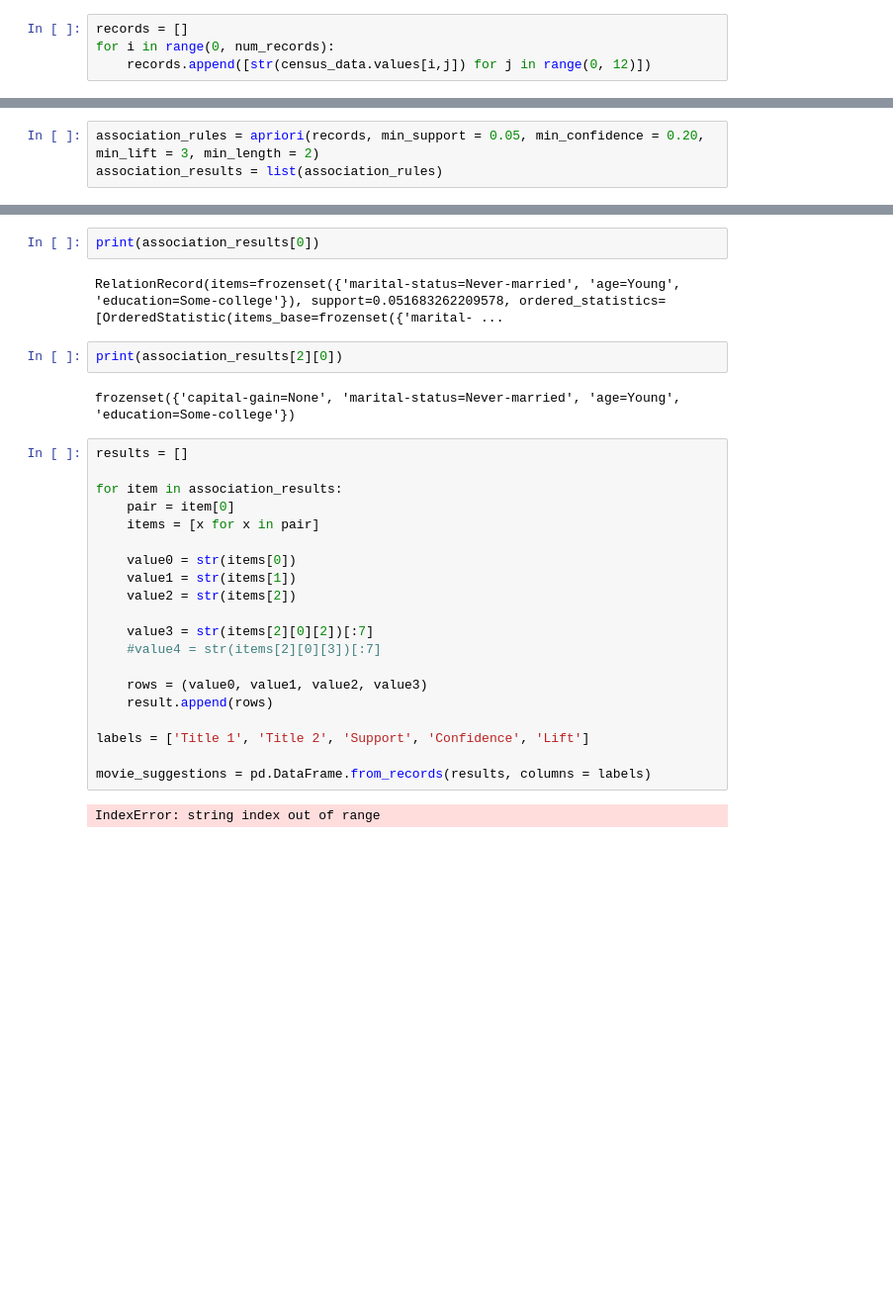
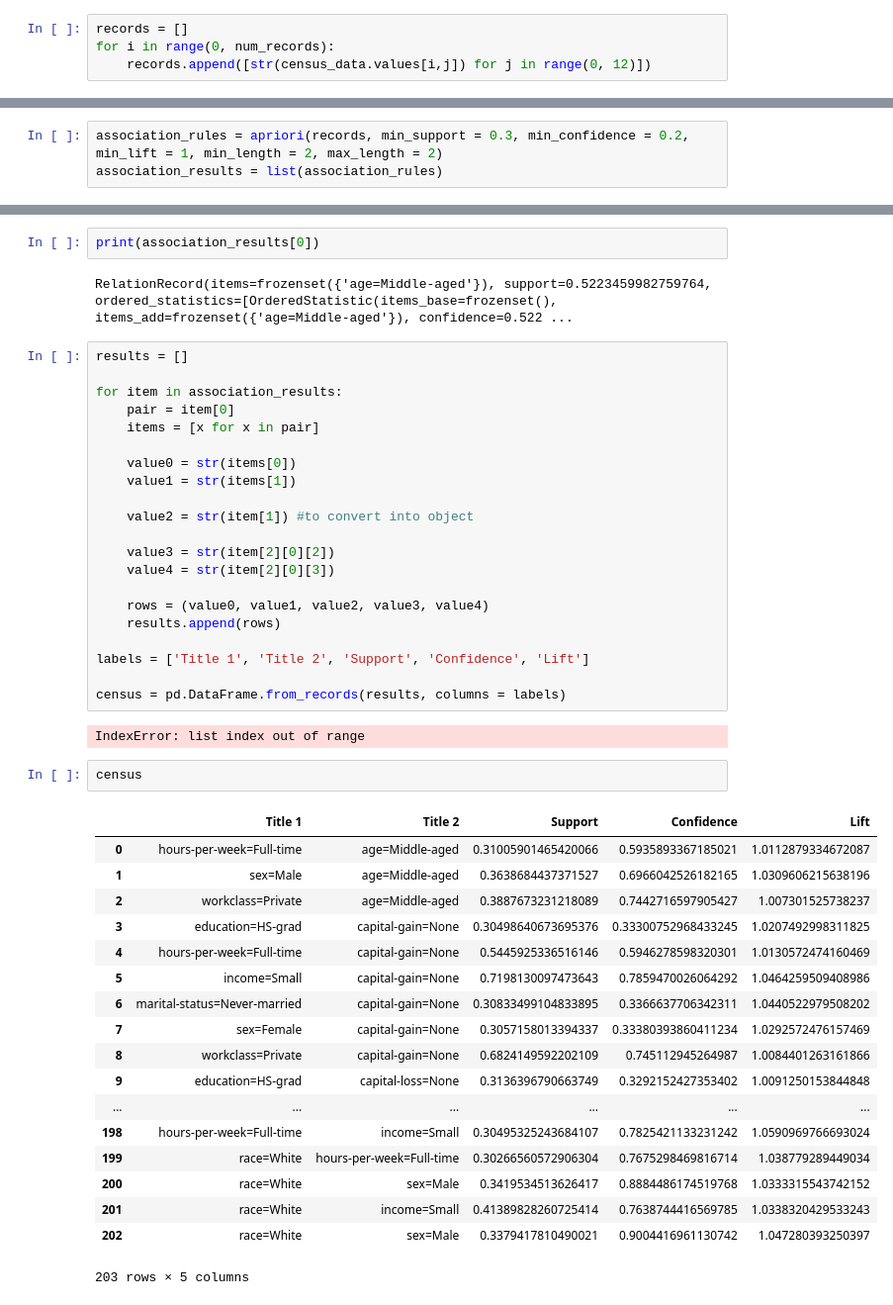
Before and after one commit to shremuk/My-Work, a Jupyter notebook: Creating rules for Census Data.ipynb, the cells around one changed output, grey strips where cells are left out. Shown at 99% size. Cells and saved outputs as stored; diff of their text form; blank space fills up the shorter version.

```diff
--- a/Creating rules for Census Data.ipynb
+++ b/Creating rules for Census Data.ipynb
@@ -36,5 +41,5 @@ records[0:3]
 # %%
-association_rules = apriori(records, min_support = 0.05, min_confidence = 0.20, min_lift = 3, min_length = 2)
+association_rules = apriori(records, min_support = 0.3, min_confidence = 0.2, min_lift = 1, min_length = 2, max_length = 2)
 association_results = list(association_rules)
 # %%
 print(len(association_results))
@@ -43,11 +48,7 @@ print(len(association_results))
 # %%
 print(association_results[0])
 # %% [output]
-RelationRecord(items=frozenset({'marital-status=Never-married', 'age=Young', 'education=Some-college'}), support=0.051683262209578, ordered_statistics=[OrderedStatistic(items_base=frozenset({'marital- ...
+RelationRecord(items=frozenset({'age=Middle-aged'}), support=0.5223459982759764, ordered_statistics=[OrderedStatistic(items_base=frozenset(), items_add=frozenset({'age=Middle-aged'}), confidence=0.522 ...
-# %%
-print(association_results[2][0])
-# %% [output]
-frozenset({'capital-gain=None', 'marital-status=Never-married', 'age=Young', 'education=Some-college'})
 # %%
 results = []
 
@@ -57,16 +58,38 @@ for item in association_results:
 
     value0 = str(items[0])
     value1 = str(items[1])
-    value2 = str(items[2])
 
-    value3 = str(items[2][0][2])[:7]
-    #value4 = str(items[2][0][3])[:7]
+    value2 = str(item[1]) #to convert into object
 
-    rows = (value0, value1, value2, value3)
-    result.append(rows)
+    value3 = str(item[2][0][2])
+    value4 = str(item[2][0][3])
+
+    rows = (value0, value1, value2, value3, value4)
+    results.append(rows)
 
 labels = ['Title 1', 'Title 2', 'Support', 'Confidence', 'Lift']
 
-movie_suggestions = pd.DataFrame.from_records(results, columns = labels)
+census = pd.DataFrame.from_records(results, columns = labels)
 # %% [output]
-IndexError: string index out of range
+IndexError: list index out of range
+# %%
+census
+# %% [output]
+|  | Title 1 | Title 2 | Support | Confidence | Lift |
+| 0 | hours-per-week=Full-time | age=Middle-aged | 0.31005901465420066 | 0.5935893367185021 | 1.0112879334672087 |
+| 1 | sex=Male | age=Middle-aged | 0.3638684437371527 | 0.6966042526182165 | 1.0309606215638196 |
+| 2 | workclass=Private | age=Middle-aged | 0.3887673231218089 | 0.7442716597905427 | 1.007301525738237 |
+| 3 | education=HS-grad | capital-gain=None | 0.30498640673695376 | 0.33300752968433245 | 1.0207492998311825 |
+| 4 | hours-per-week=Full-time | capital-gain=None | 0.5445925336516146 | 0.5946278598320301 | 1.0130572474160469 |
+| 5 | income=Small | capital-gain=None | 0.7198130097473643 | 0.7859470026064292 | 1.0464259509408986 |
+| 6 | marital-status=Never-married | capital-gain=None | 0.30833499104833895 | 0.3366637706342311 | 1.0440522979508202 |
+| 7 | sex=Female | capital-gain=None | 0.3057158013394337 | 0.33380393860411234 | 1.0292572476157469 |
+| 8 | workclass=Private | capital-gain=None | 0.6824149592202109 | 0.745112945264987 | 1.0084401263161866 |
+| 9 | education=HS-grad | capital-loss=None | 0.3136396790663749 | 0.3292152427353402 | 1.0091250153844848 |
+| ... | ... | ... | ... | ... | ... |
+| 198 | hours-per-week=Full-time | income=Small | 0.30495325243684107 | 0.7825421133231242 | 1.0590969766693024 |
+| 199 | race=White | hours-per-week=Full-time | 0.30266560572906304 | 0.7675298469816714 | 1.038779289449034 |
+| 200 | race=White | sex=Male | 0.3419534513626417 | 0.8884486174519768 | 1.0333315543742152 |
+| 201 | race=White | income=Small | 0.41389828260725414 | 0.7638744416569785 | 1.0338320429533243 |
+| 202 | race=White | sex=Male | 0.3379417810490021 | 0.9004416961130742 | 1.047280393250397 |
+203 rows × 5 columns
```
Also changed, not shown: parts of 13 cells of this notebook.
